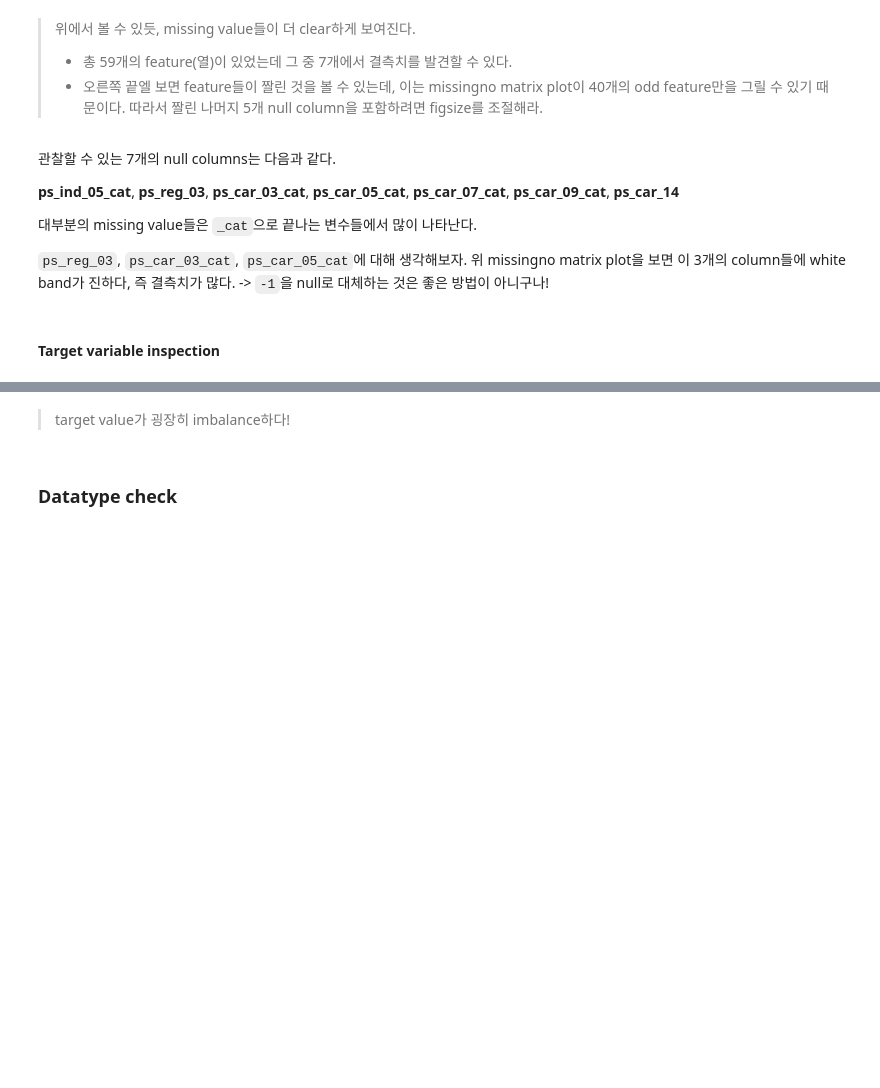
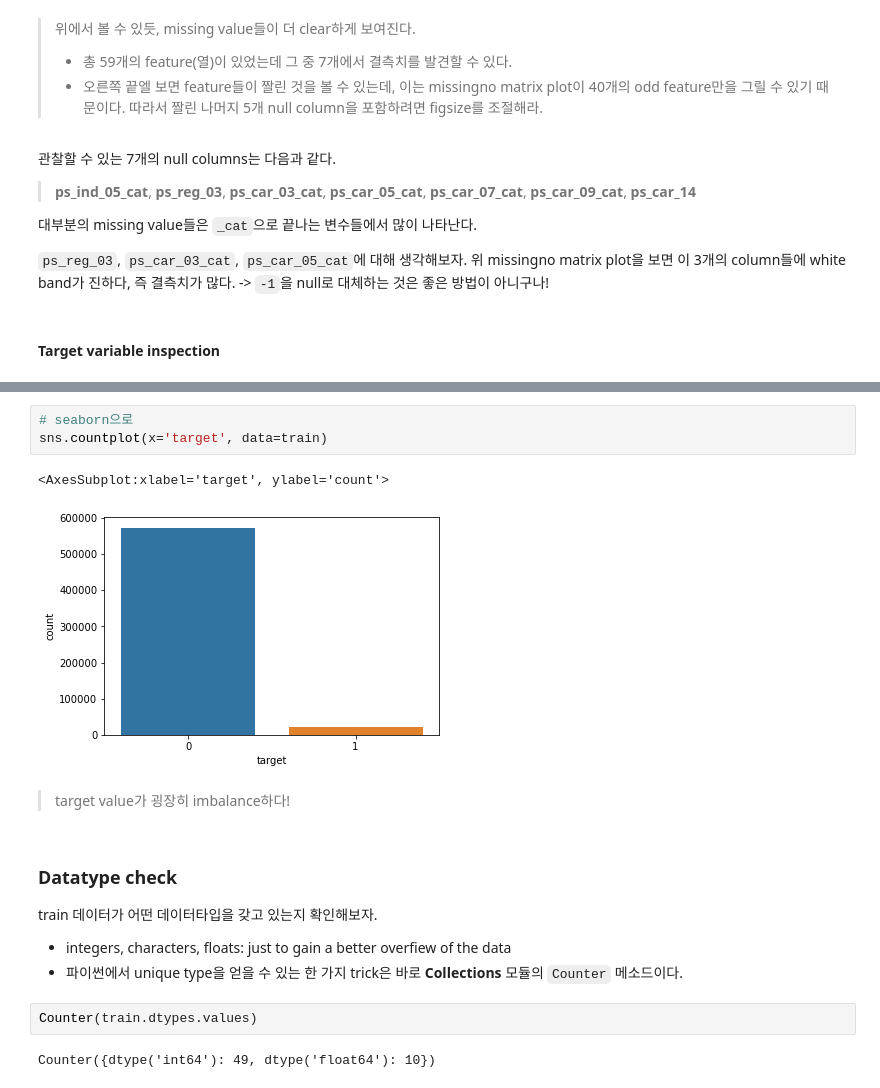
Before and after one commit to yeon42/data_analysis, a Jupyter notebook: kaggle/Porto_Seguro/Porto_Insights.ipynb, the cells around one changed output, grey strips where cells are left out. Saved outputs shown, nothing was run; the diff lists cells and outputs as text; blank space fills up the shorter version.

```diff
--- a/kaggle/Porto_Seguro/Porto_Insights.ipynb
+++ b/kaggle/Porto_Seguro/Porto_Insights.ipynb
@@ -117,7 +87,7 @@ msno.matrix(df=train_copy.iloc[:, 2:39], figsize=(20, 14), color=(0.42, 0.1, 0.0
 # %% [markdown]
 관찰할 수 있는 7개의 null columns는 다음과 같다. <br/>
 
-**ps_ind_05_cat**, **ps_reg_03**, **ps_car_03_cat**, **ps_car_05_cat**, **ps_car_07_cat**, **ps_car_09_cat**, **ps_car_14** <br/>
+> **ps_ind_05_cat**, **ps_reg_03**, **ps_car_03_cat**, **ps_car_05_cat**, **ps_car_07_cat**, **ps_car_09_cat**, **ps_car_14** <br/>
 
 대부분의 missing value들은 `_cat`으로 끝나는 변수들에서 많이 나타난다. <br/>
 
@@ -140,7 +110,20 @@ fig = go.Figure(data=data, layout=layout)
 py.iplot(fig, filename='basic-bar')
 # %% [output]
 [interactive output not drawn]
+# %%
+# seaborn으로
+sns.countplot(x='target', data=train)
+# %% [output]
+<AxesSubplot:xlabel='target', ylabel='count'>
+[figure, added]
 # %% [markdown]
 > target value가 굉장히 imbalance하다!
 # %% [markdown]
 ### Datatype check
+train 데이터가 어떤 데이터타입을 갖고 있는지 확인해보자.
+- integers, characters, floats: just to gain a better overfiew of the data
+- 파이썬에서 unique type을 얻을 수 있는 한 가지 trick은 바로 **Collections** 모듈의 `Counter` 메소드이다.
+# %%
+Counter(train.dtypes.values)
+# %% [output]
+Counter({dtype('int64'): 49, dtype('float64'): 10})
```
Also changed, not shown: parts of 13 cells of this notebook.
